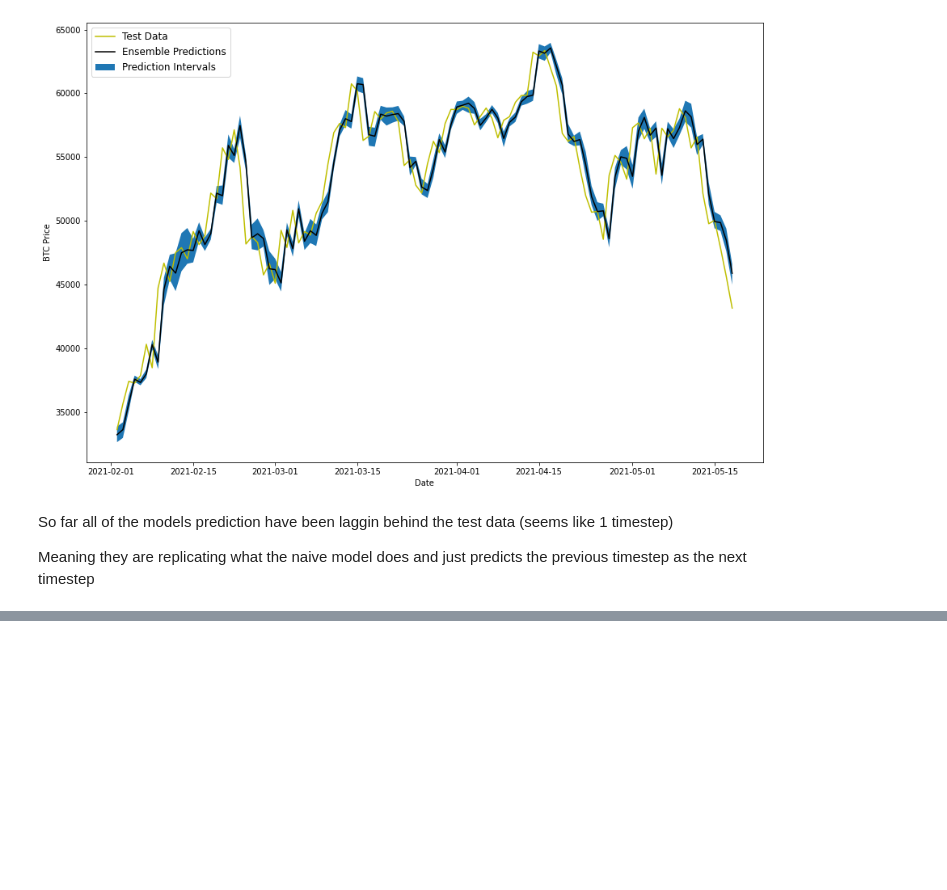
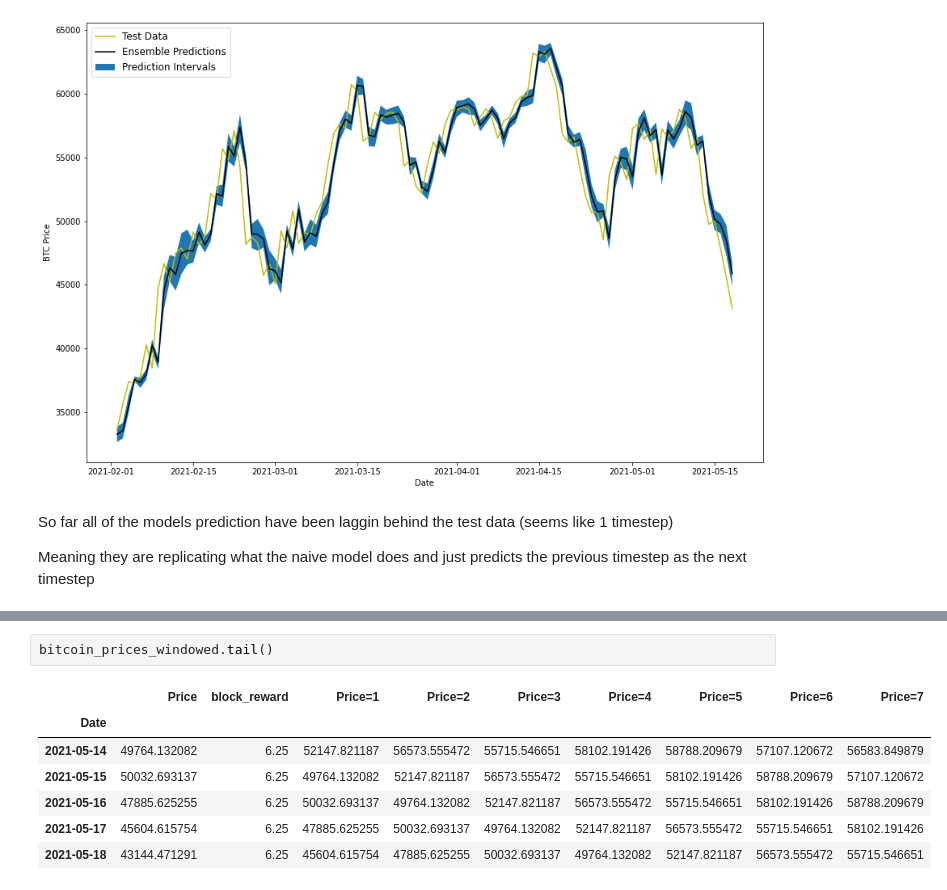
Before and after one commit to SilahicAmil/End-To-End-Time-Series-Forcasting, a Jupyter notebook: Time_Series_Forecasting_BitPredict.ipynb, the cells around one changed output, grey strips where cells are left out. Saved outputs shown, nothing was run; the diff lists cells and outputs as text; blank space fills up the shorter version.

```diff
--- a/Time_Series_Forecasting_BitPredict.ipynb
+++ b/Time_Series_Forecasting_BitPredict.ipynb
@@ -2040,0 +2056,10 @@ Meaning they are replicating what the naive model does and just predicts the pre
+# %%
+bitcoin_prices_windowed.tail()
+# %% [output]
+|  | Price | block_reward | Price=1 | Price=2 | Price=3 | Price=4 | Price=5 | Price=6 | Price=7 |
+| Date |  |  |  |  |  |  |  |  |  |
+| 2021-05-14 | 49764.132082 | 6.25 | 52147.821187 | 56573.555472 | 55715.546651 | 58102.191426 | 58788.209679 | 57107.120672 | 56583.849879 |
+| 2021-05-15 | 50032.693137 | 6.25 | 49764.132082 | 52147.821187 | 56573.555472 | 55715.546651 | 58102.191426 | 58788.209679 | 57107.120672 |
+| 2021-05-16 | 47885.625255 | 6.25 | 50032.693137 | 49764.132082 | 52147.821187 | 56573.555472 | 55715.546651 | 58102.191426 | 58788.209679 |
+| 2021-05-17 | 45604.615754 | 6.25 | 47885.625255 | 50032.693137 | 49764.132082 | 52147.821187 | 56573.555472 | 55715.546651 | 58102.191426 |
+| 2021-05-18 | 43144.471291 | 6.25 | 45604.615754 | 47885.625255 | 50032.693137 | 49764.132082 | 52147.821187 | 56573.555472 | 55715.546651 |
```
Also changed, not shown: parts of 29 cells of this notebook.
